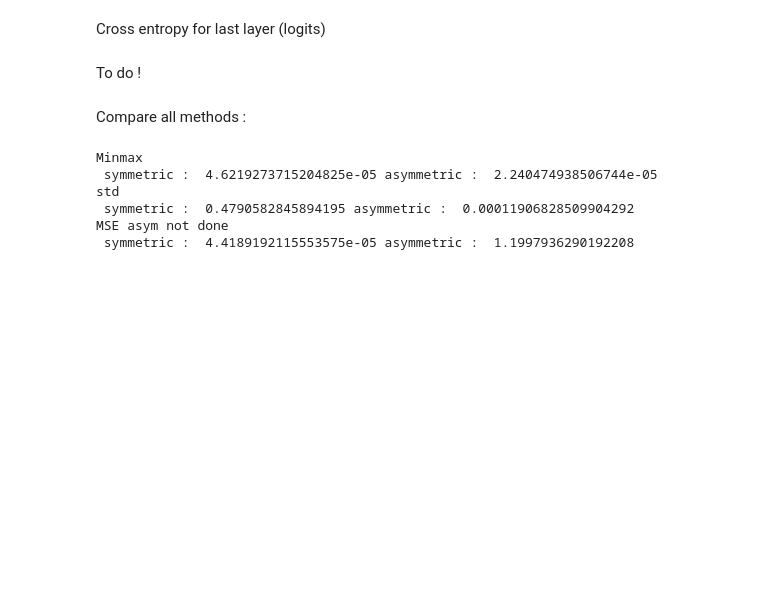
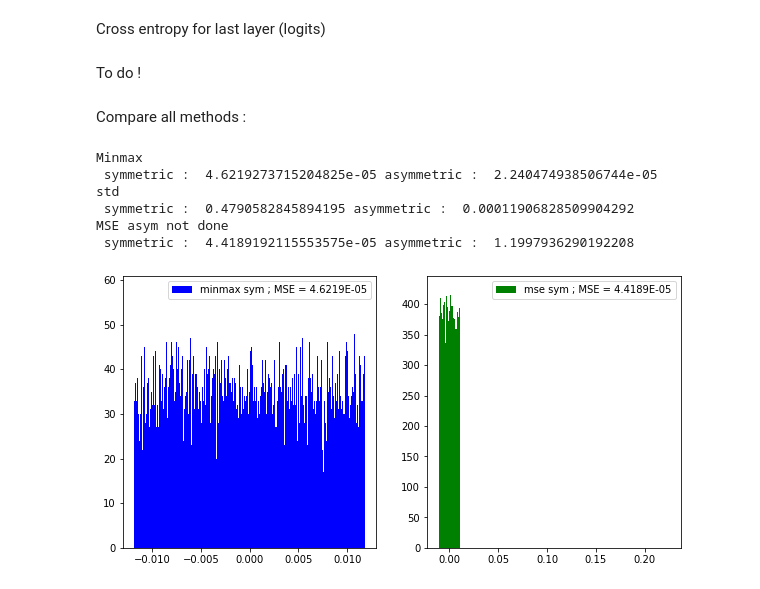
Before and after one commit to ThomasLOUIS1/The_Basics_of_NN_Quantization, a Jupyter notebook: Range_setting_notebook .ipynb, the cells around one changed output. Saved outputs shown, nothing was run; the diff lists cells and outputs as text; code cells hidden in the pictures; blank space fills up the shorter version.

Commit message:
minmax and mse comparison figure added

```diff
--- a/Range_setting_notebook .ipynb
+++ b/Range_setting_notebook .ipynb
@@ -74,15 +74,15 @@ def fake_asym_quant(x_float, M=8, f_min_asym = None, f_max_asym = None, s_asym =
 # %% [markdown]
 Display error and MSE function
 # %%
-def error_and_MSE (x_float, x_sym_requant, x_asym_requant):
+def error_and_MSE (x_float, x_sym_requant, x_asym_requant, label1 = "1rst", label2 = "2nd"):
 
     MSE_sym = ((x_sym_requant - x_float)**2).mean()
     MSE_asym = ((x_asym_requant - x_float)**2).mean()
 
     fig, axs = plt.subplots(1, 2, figsize=(10, 5))
-    axs[0].hist(x_sym_requant - x_float, label=f"Sym error ; MSE = {MSE_sym:.4E}", bins=1000, color= ['blue'])
+    axs[0].hist(x_sym_requant - x_float, label=f"{label1} ; MSE = {MSE_sym:.4E}", bins=1000, color= ['blue'])
     axs[0].legend()
-    axs[1].hist(x_asym_requant - x_float, label=f"Asym error ; MSE = {MSE_asym:.4E}", bins=1000, color= ['green'])
+    axs[1].hist(x_asym_requant - x_float, label=f"{label2} ; MSE = {MSE_asym:.4E}", bins=1000, color= ['green'])
     axs[1].legend()
     plt.show()
 # %% [markdown]
@@ -219,3 +219,7 @@ std
  symmetric :  0.4790582845894195 asymmetric :  0.00011906828509904292
 MSE asym not done
  symmetric :  4.4189192115553575e-05 asymmetric :  1.1997936290192208
+# %%
+error_and_MSE (x_float, minmax_sym_requant, mse_sym_requant, label1="minmax sym", label2="mse sym")
+# %% [output]
+[figure, added]
```
